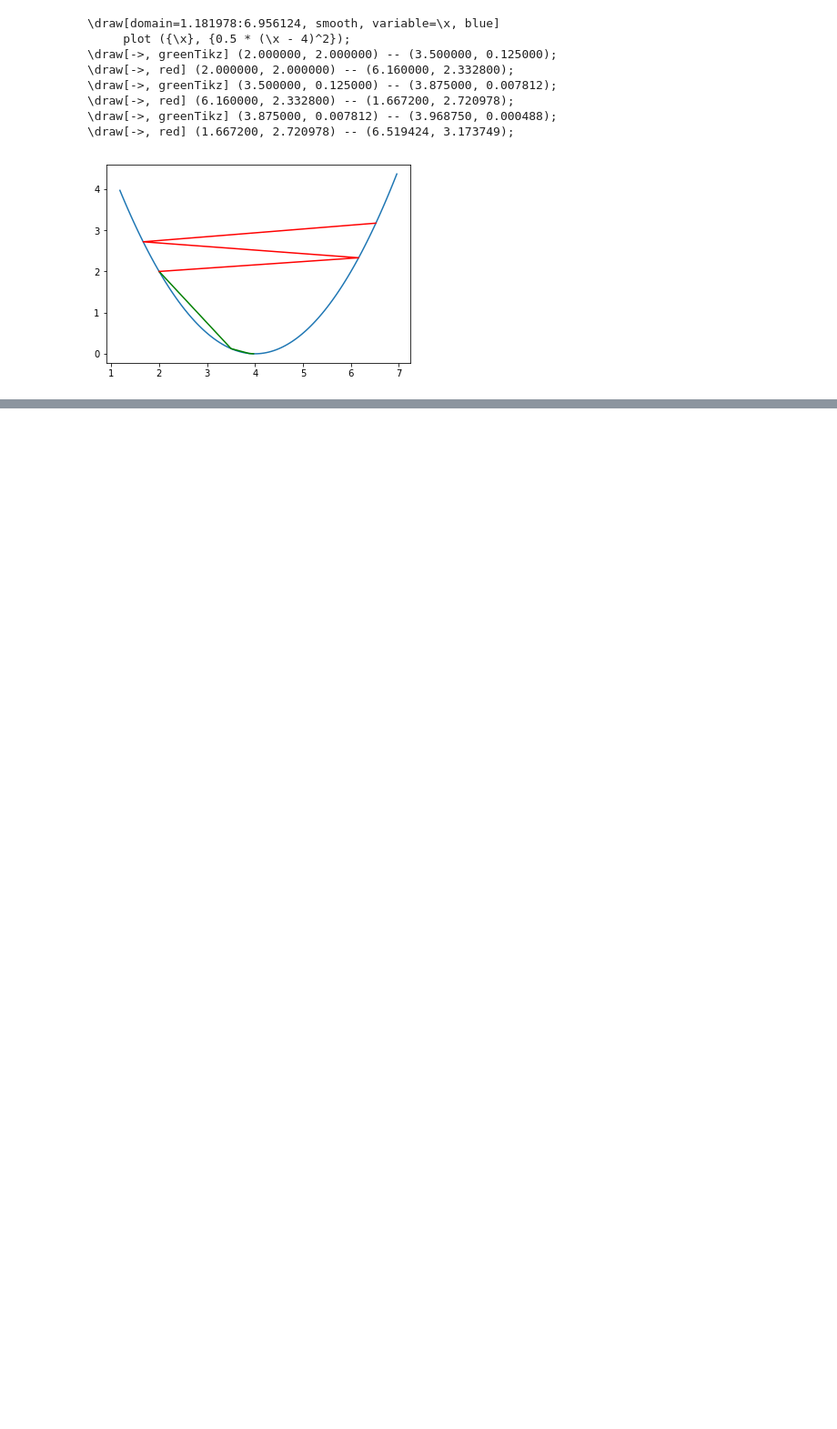
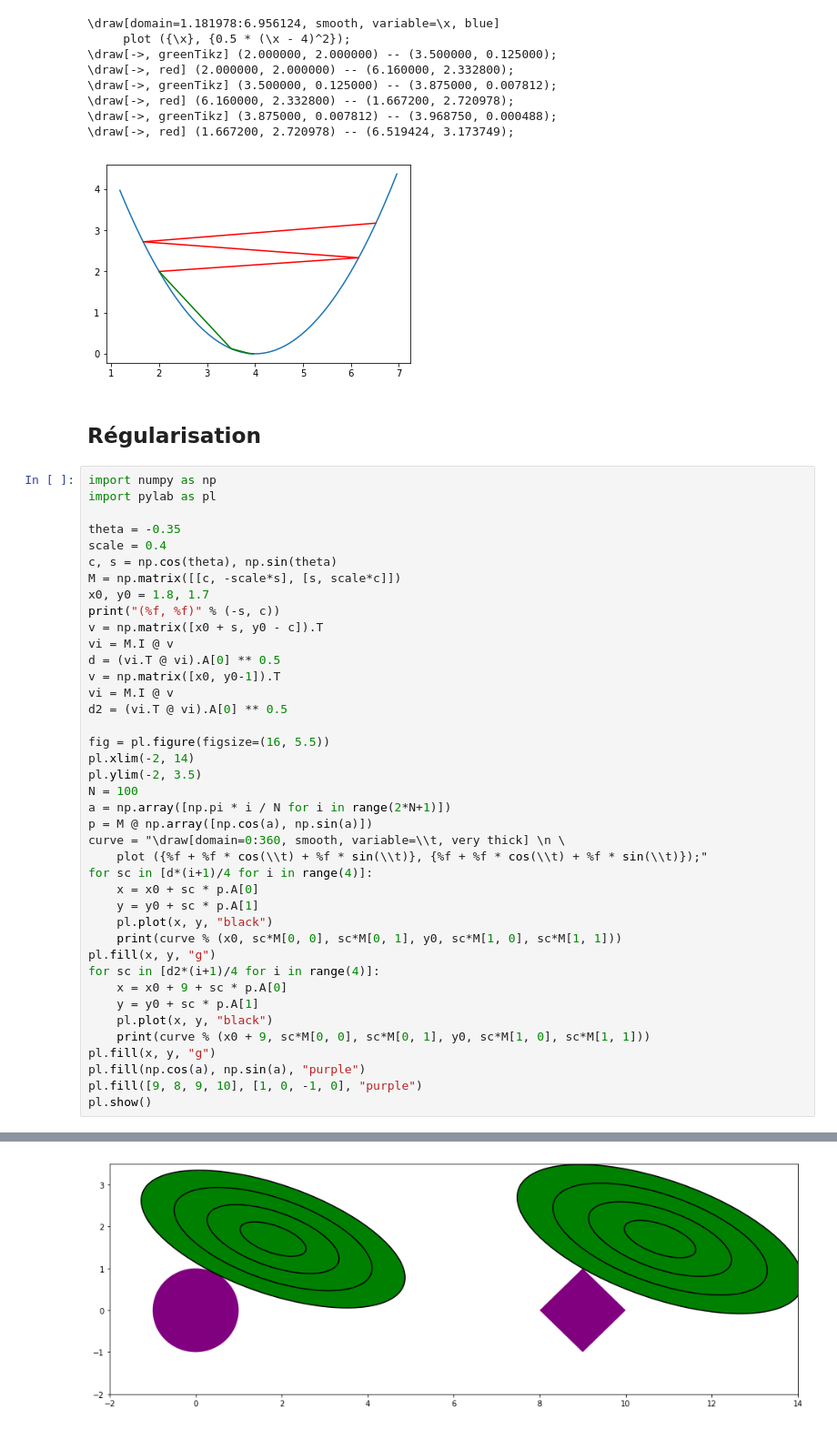
Before and after one commit to Nanored4498/M1IF-ML-cours, a Jupyter notebook: figures.ipynb, the cells around one changed output, grey strips where cells are left out. Shown at 91% size. Saved outputs shown, nothing was run; the diff lists cells and outputs as text; blank space fills up the shorter version.

Commit message:
Régularisation

```diff
--- a/figures.ipynb
+++ b/figures.ipynb
@@ -78,3 +78,46 @@ pl.show()
 \draw[->, greenTikz] (3.875000, 0.007812) -- (3.968750, 0.000488);
 \draw[->, red] (1.667200, 2.720978) -- (6.519424, 3.173749);
 [figure]
+# %% [markdown]
+## Régularisation
+# %%
+import numpy as np
+import pylab as pl
+
+theta = -0.35
+scale = 0.4
+c, s = np.cos(theta), np.sin(theta)
+M = np.matrix([[c, -scale*s], [s, scale*c]])
+x0, y0 = 1.8, 1.7
+print("(%f, %f)" % (-s, c))
+v = np.matrix([x0 + s, y0 - c]).T
+vi = M.I @ v
+d = (vi.T @ vi).A[0] ** 0.5
+v = np.matrix([x0, y0-1]).T
+vi = M.I @ v
+d2 = (vi.T @ vi).A[0] ** 0.5
+
+fig = pl.figure(figsize=(16, 5.5))
+pl.xlim(-2, 14)
+pl.ylim(-2, 3.5)
+N = 100
+a = np.array([np.pi * i / N for i in range(2*N+1)])
+p = M @ np.array([np.cos(a), np.sin(a)])
+curve = "\draw[domain=0:360, smooth, variable=\\t, very thick] \n \
+    plot ({%f + %f * cos(\\t) + %f * sin(\\t)}, {%f + %f * cos(\\t) + %f * sin(\\t)});"
+for sc in [d*(i+1)/4 for i in range(4)]:
+    x = x0 + sc * p.A[0]
+    y = y0 + sc * p.A[1]
+    pl.plot(x, y, "black")
+    print(curve % (x0, sc*M[0, 0], sc*M[0, 1], y0, sc*M[1, 0], sc*M[1, 1]))
+pl.fill(x, y, "g")
+for sc in [d2*(i+1)/4 for i in range(4)]:
+    x = x0 + 9 + sc * p.A[0]
+    y = y0 + sc * p.A[1]
+    pl.plot(x, y, "black")
+    print(curve % (x0 + 9, sc*M[0, 0], sc*M[0, 1], y0, sc*M[1, 0], sc*M[1, 1]))
+pl.fill(x, y, "g")
+pl.fill(np.cos(a), np.sin(a), "purple")
+pl.fill([9, 8, 9, 10], [1, 0, -1, 0], "purple")
+pl.show()
+# %% [output]
@@ -80,0 +141 @@ pl.show()
+[figure, added]
```
Also changed, not shown: parts of 1 cell of this notebook, 3 other files.
